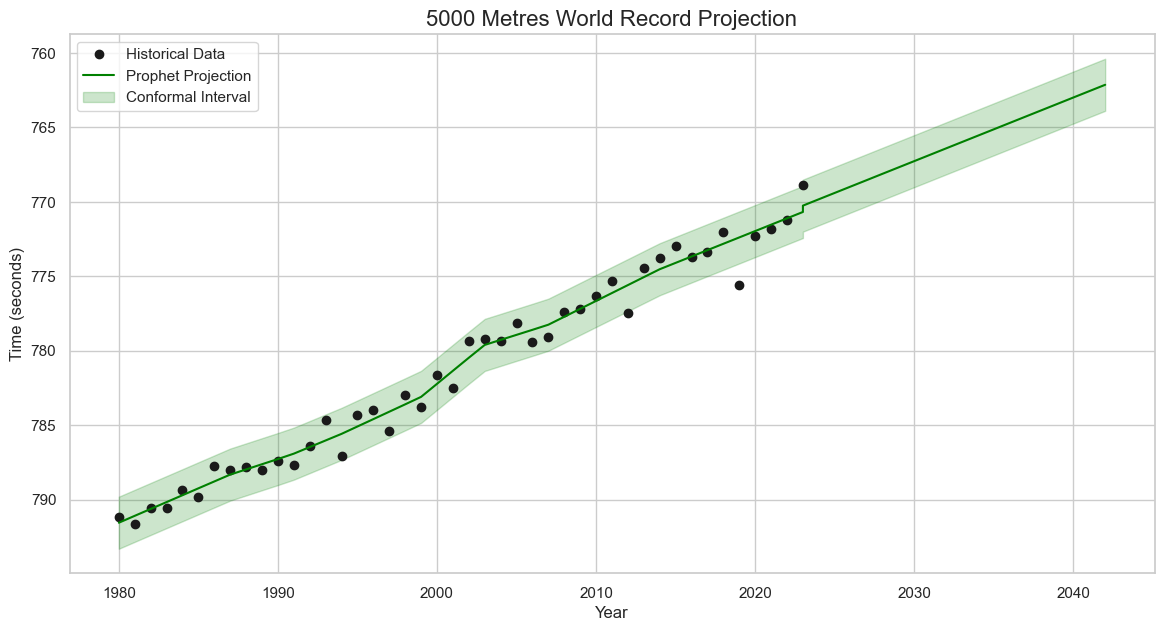
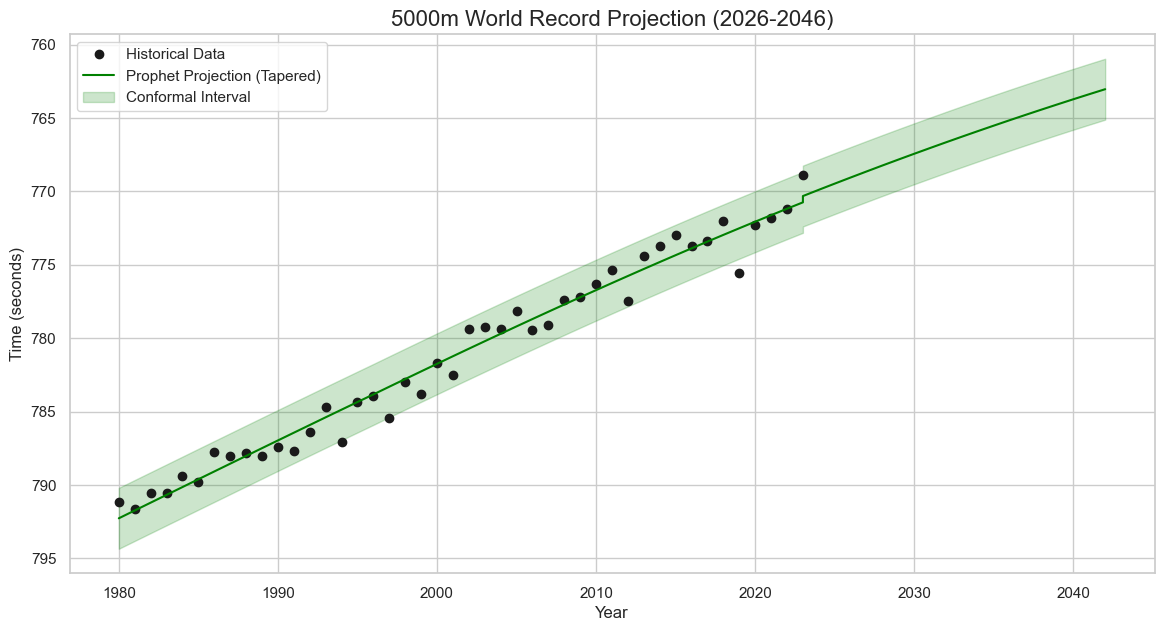
The notebook cell's code change between the first figure and the second:
--- before
+++ after
@@ -1,11 +1,11 @@
-forecaster = TrackForecaster(stats_df)
+forecaster = TrackForecaster(stats_df, cap=745.0)
 forecast = forecaster.forecast(periods=20)
 
 plt.figure(figsize=(14, 7))
 plt.plot(stats_df['year'], stats_df['best'], 'ko', label='Historical Data')
-plt.plot(pd.to_datetime(forecast['ds']).dt.year, forecast['yhat'], color='green', label='Prophet Projection')
+plt.plot(pd.to_datetime(forecast['ds']).dt.year, forecast['yhat'], color='green', label='Prophet Projection (Tapered)')
 plt.fill_between(pd.to_datetime(forecast['ds']).dt.year, forecast['yhat_lower'], forecast['yhat_upper'], color='green', alpha=0.2, label='Conformal Interval')
 
-plt.title(f'5000 Metres World Record Projection', fontsize=16)
+plt.title("5000m World Record Projection (2026-2046)", fontsize=16)
 plt.ylabel('Time (seconds)')
 plt.xlabel('Year')
@@ -13,2 +13,5 @@
 plt.legend()
 plt.show()
+
+proj_2046 = forecast.iloc[-1]['yhat']
+print(f"Projected 5000m WR in 2046: {forecaster.seconds_to_str(proj_2046)}")

Commit: Implement Logistic Tapering Growth for realistic projections and update all event notebooks with enhanced EDA